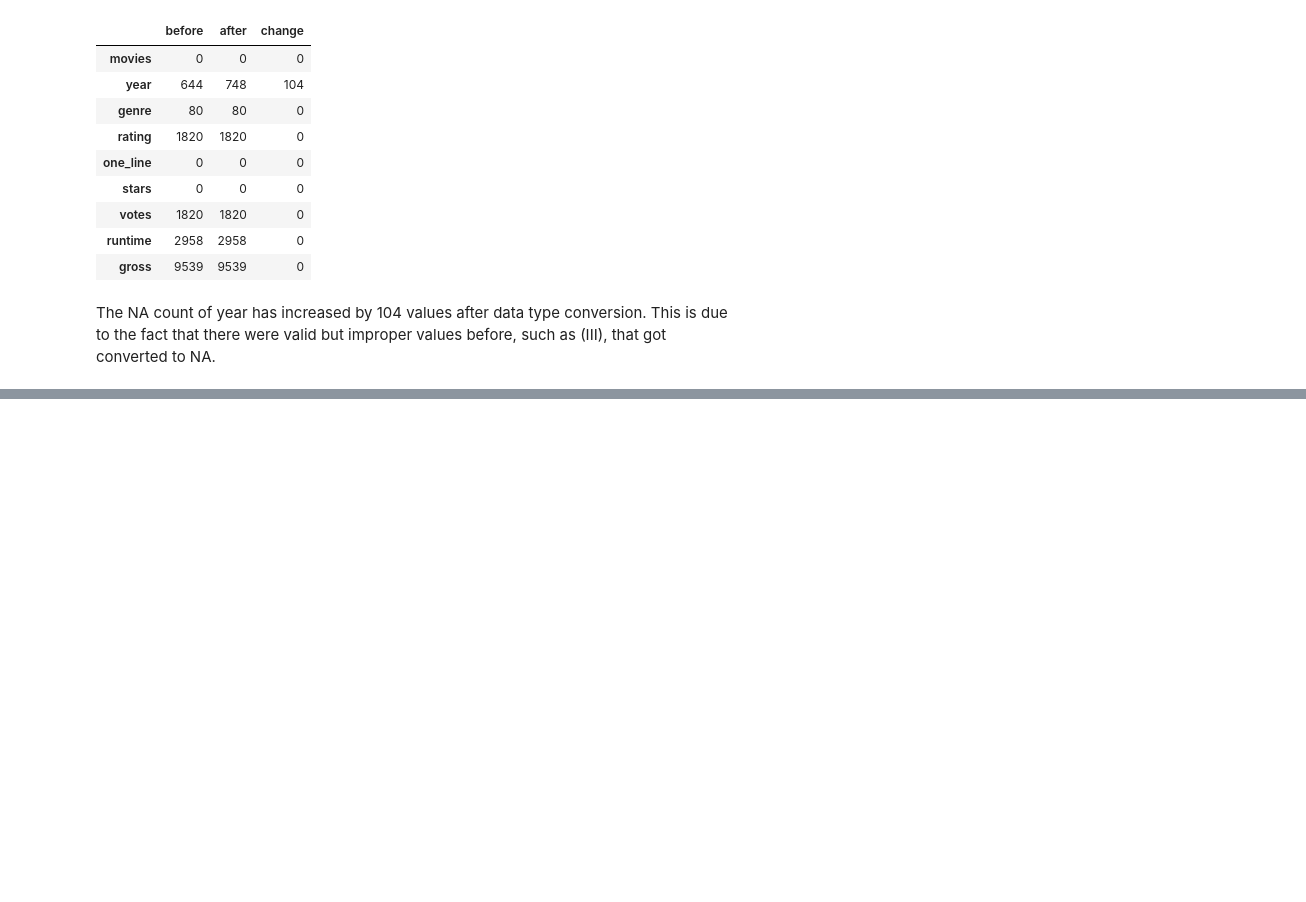
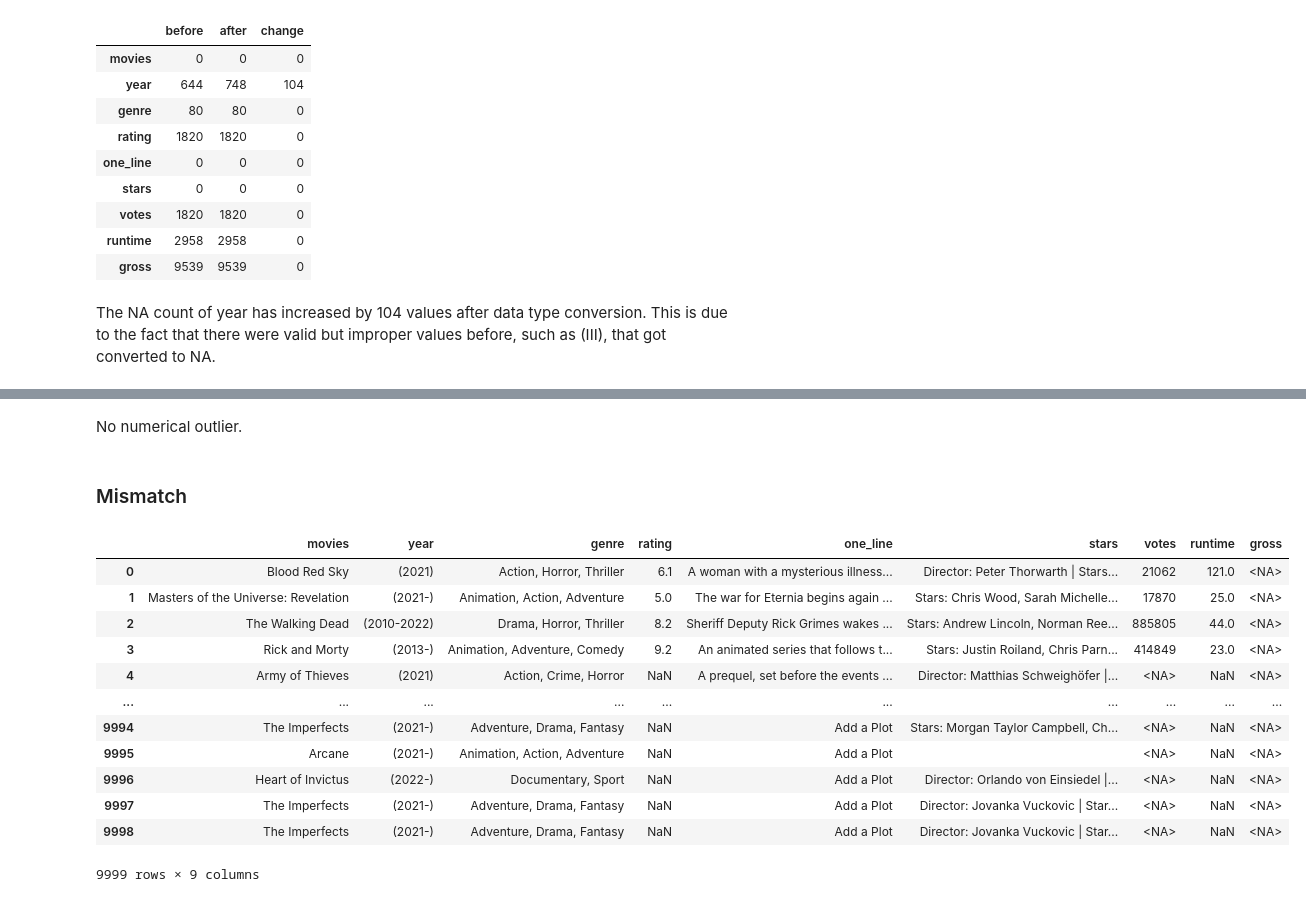
Before and after one commit to Gerum-Berhanu/data-cleaning, a Jupyter notebook: projects/06_imdb_movies/06_data_cleaning.ipynb, the cells around one changed output, grey strips where cells are left out. Cells and saved outputs as stored; diff of their text form; code cells hidden in the pictures; blank space fills up the shorter version.

```diff
--- a/projects/06_imdb_movies/06_data_cleaning.ipynb
+++ b/projects/06_imdb_movies/06_data_cleaning.ipynb
@@ -349,0 +357,20 @@ The NA count of year has increased by 104 values after data type conversion. Thi
+# %% [markdown]
+No numerical outlier.
+# %% [markdown]
+### Mismatch
+# %%
+df
+# %% [output]
+|  | movies | year | genre | rating | one_line | stars | votes | runtime | gross |
+| 0 | Blood Red Sky | (2021) | Action, Horror, Thriller | 6.1 | A woman with a mysterious illness... | Director: Peter Thorwarth | Stars... | 21062 | 121.0 | <NA> |
+| 1 | Masters of the Universe: Revelation | (2021-) | Animation, Action, Adventure | 5.0 | The war for Eternia begins again ... | Stars: Chris Wood, Sarah Michelle... | 17870 | 25.0 | <NA> |
+| 2 | The Walking Dead | (2010-2022) | Drama, Horror, Thriller | 8.2 | Sheriff Deputy Rick Grimes wakes ... | Stars: Andrew Lincoln, Norman Ree... | 885805 | 44.0 | <NA> |
+| 3 | Rick and Morty | (2013-) | Animation, Adventure, Comedy | 9.2 | An animated series that follows t... | Stars: Justin Roiland, Chris Parn... | 414849 | 23.0 | <NA> |
+| 4 | Army of Thieves | (2021) | Action, Crime, Horror | NaN | A prequel, set before the events ... | Director: Matthias Schweighöfer |... | <NA> | NaN | <NA> |
+| ... | ... | ... | ... | ... | ... | ... | ... | ... | ... |
+| 9994 | The Imperfects | (2021-) | Adventure, Drama, Fantasy | NaN | Add a Plot | Stars: Morgan Taylor Campbell, Ch... | <NA> | NaN | <NA> |
+| 9995 | Arcane | (2021-) | Animation, Action, Adventure | NaN | Add a Plot |  | <NA> | NaN | <NA> |
+| 9996 | Heart of Invictus | (2022-) | Documentary, Sport | NaN | Add a Plot | Director: Orlando von Einsiedel |... | <NA> | NaN | <NA> |
+| 9997 | The Imperfects | (2021-) | Adventure, Drama, Fantasy | NaN | Add a Plot | Director: Jovanka Vuckovic | Star... | <NA> | NaN | <NA> |
+| 9998 | The Imperfects | (2021-) | Adventure, Drama, Fantasy | NaN | Add a Plot | Director: Jovanka Vuckovic | Star... | <NA> | NaN | <NA> |
+9999 rows × 9 columns
```
Also changed, not shown: parts of 12 cells of this notebook.
